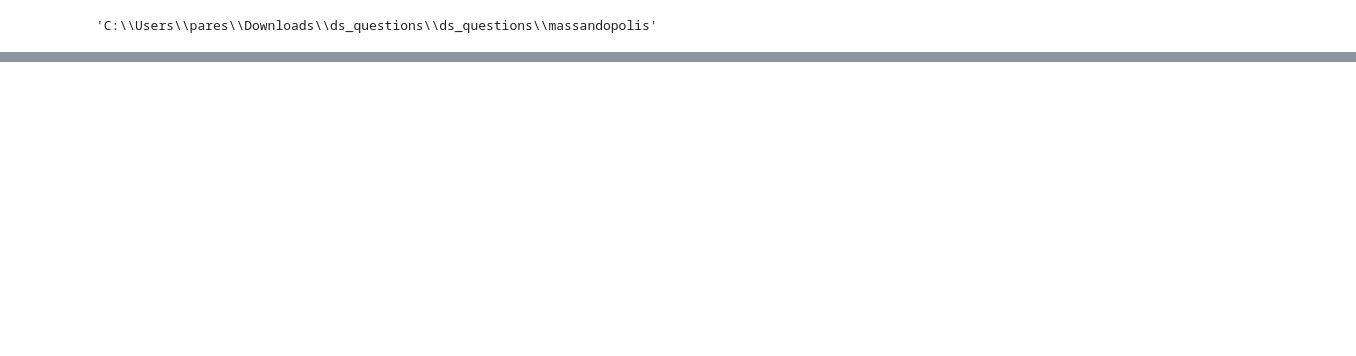
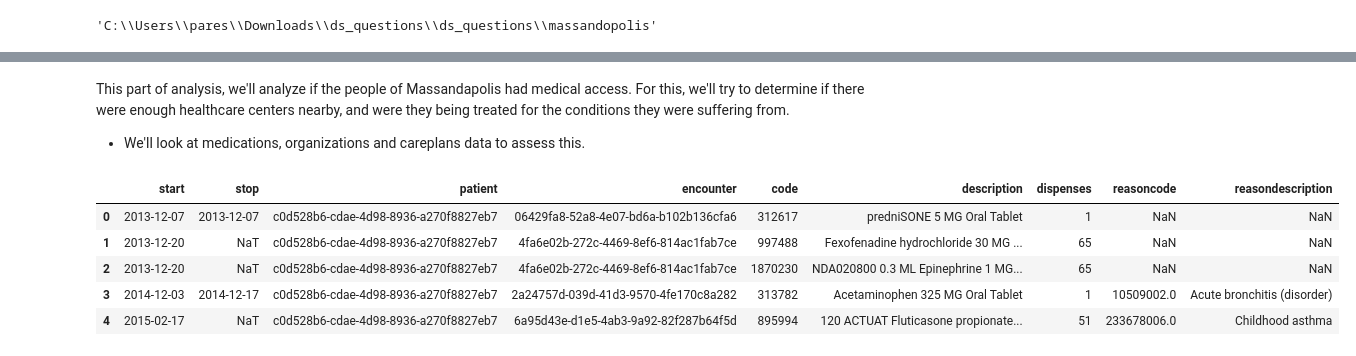
Before and after one commit to pareshg18/picnicHealth-healthcare-analysis, a Jupyter notebook: medical-access.ipynb, the cells around one changed output, grey strips where cells are left out. Cells and saved outputs as stored; diff of their text form; code cells hidden in the pictures; blank space fills up the shorter version.

```diff
--- a/medical-access.ipynb
+++ b/medical-access.ipynb
@@ -29,3 +30,7 @@ all_files
  'patients_updated.csv',
  'procedures.csv',
  'providers.csv']
+# %% [markdown]
+This part of analysis, we'll analyze if the people of Massandapolis had medical access. For this, we'll try to determine if there were enough healthcare centers nearby, and were they being treated for the conditions they were suffering from.
+
+- We'll look at medications, organizations and careplans data to assess this.
@@ -31,0 +40,13 @@ all_files
+# %%
+medications = pd.read_csv('medications.csv')
+medications.columns = [i.lower() for i in medications]
+medications.start = medications.start.apply(pd.to_datetime)
+medications.stop = medications.stop.apply(pd.to_datetime)
+medications.head()
+# %% [output]
+|  | start | stop | patient | encounter | code | description | dispenses | reasoncode | reasondescription |
+| 0 | 2013-12-07 | 2013-12-07 | c0d528b6-cdae-4d98-8936-a270f8827eb7 | 06429fa8-52a8-4e07-bd6a-b102b136cfa6 | 312617 | predniSONE 5 MG Oral Tablet | 1 | NaN | NaN |
+| 1 | 2013-12-20 | NaT | c0d528b6-cdae-4d98-8936-a270f8827eb7 | 4fa6e02b-272c-4469-8ef6-814ac1fab7ce | 997488 | Fexofenadine hydrochloride 30 MG ... | 65 | NaN | NaN |
+| 2 | 2013-12-20 | NaT | c0d528b6-cdae-4d98-8936-a270f8827eb7 | 4fa6e02b-272c-4469-8ef6-814ac1fab7ce | 1870230 | NDA020800 0.3 ML Epinephrine 1 MG... | 65 | NaN | NaN |
+| 3 | 2014-12-03 | 2014-12-17 | c0d528b6-cdae-4d98-8936-a270f8827eb7 | 2a24757d-039d-41d3-9570-4fe170c8a282 | 313782 | Acetaminophen 325 MG Oral Tablet | 1 | 10509002.0 | Acute bronchitis (disorder) |
+| 4 | 2015-02-17 | NaT | c0d528b6-cdae-4d98-8936-a270f8827eb7 | 6a95d43e-d1e5-4ab3-9a92-82f287b64f5d | 895994 | 120 ACTUAT Fluticasone propionate... | 51 | 233678006.0 | Childhood asthma |
```
Also changed, not shown: parts of 26 cells of this notebook, 1 other file.
